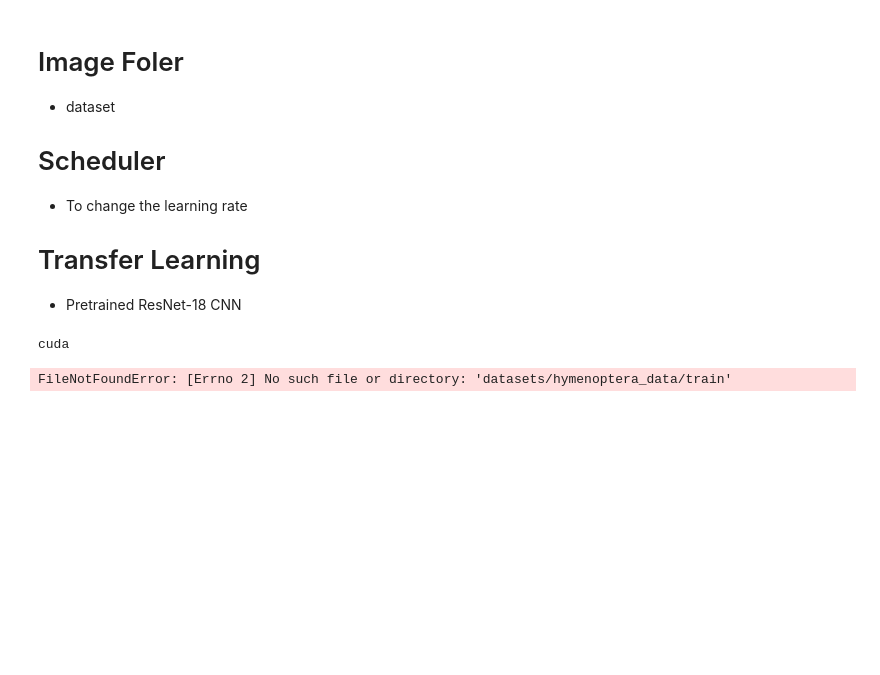
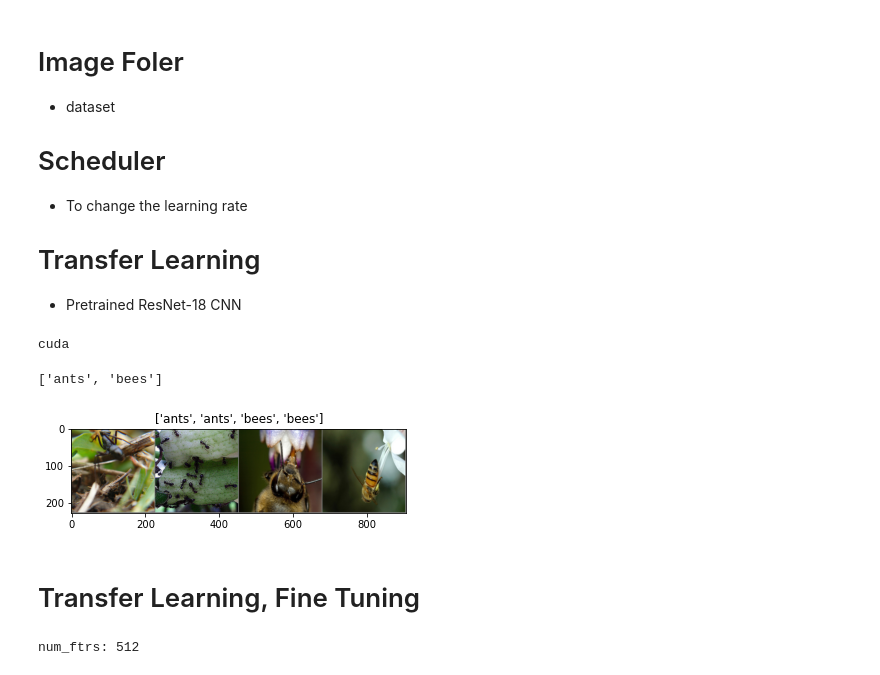
Before and after one commit to LeeHyungSeop/Basic_PyTorch, a Jupyter notebook: 00_Youtube_Complete-Beginner-Course/13_transfer_learning.ipynb, the cells around one changed output. Cells and saved outputs as stored; diff of their text form; code cells hidden in the pictures; blank space fills up the shorter version.

Commit message:
transfer learning studying

```diff
--- a/00_Youtube_Complete-Beginner-Course/13_transfer_learning.ipynb
+++ b/00_Youtube_Complete-Beginner-Course/13_transfer_learning.ipynb
@@ -47,10 +47,15 @@ data_transforms = {
 }
 # %%
 # import data
-data_dir = "datasets/hymenoptera_data"
+data_dir = "datasets/hymenoptera_data" # personal dataset
 sets = ["train", "val"]
 image_datasets = {
     x : datasets.ImageFolder(os.path.join(data_dir, x), data_transforms[x])
+    for x in ['train', 'val']
+}
+
+dataloaders = {x: torch.utils.data.DataLoader(
+    image_datasets[x], batch_size=4, shuffle=True, num_workers=0)
     for x in ['train', 'val']
 }
 
@@ -59,4 +64,24 @@ class_names = image_datasets['train'].classes
 
 print(class_names)
 # %% [output]
-FileNotFoundError: [Errno 2] No such file or directory: 'datasets/hymenoptera_data/train'
+['ants', 'bees']
+# %%
+def imshow(inp, title):
+    """Imshow for Tensor."""
+    inp = inp.numpy().transpose((1, 2, 0))
+    inp = std * inp + mean
+    inp = np.clip(inp, 0, 1)
+    plt.imshow(inp)
+    plt.title(title)
+    plt.show()
+
+
+# Get a batch of training data
+inputs, classes = next(iter(dataloaders['train']))
+
+# Make a grid from batch
+out = torchvision.utils.make_grid(inputs)
+
+imshow(out, title=[class_names[x] for x in classes])
+# %% [output]
+[figure, added]
@@ -62,0 +155,17 @@ FileNotFoundError: [Errno 2] No such file or directory: 'datasets/hymenoptera_da
+# %% [markdown]
+# Transfer Learning, Fine Tuning
+# %%
+model = models.resnet18(pretrained=True)
+num_ftrs = model.fc.in_features # # of features in last layer
+print(f"num_ftrs: {num_ftrs}")
+
+model.fc = nn.Linear(num_ftrs, 2) # change last layer to 2 classes (because our dataset has 2 classes : ants and bees)
+model.to(device)
+
+criterion = nn.CrossEntropyLoss()
+optimizer = optim.SGD(model.parameters(), lr=0.001)
+
+# scheduler
+step_lr_scheduler = lr_scheduler.StepLR(optimizer, step_size=7, gamma=0.1) # every 7 epochs, lr is multiplied by 0.1
+# %% [output]
+num_ftrs: 512
```
Also changed, not shown: parts of 3 cells of this notebook.
